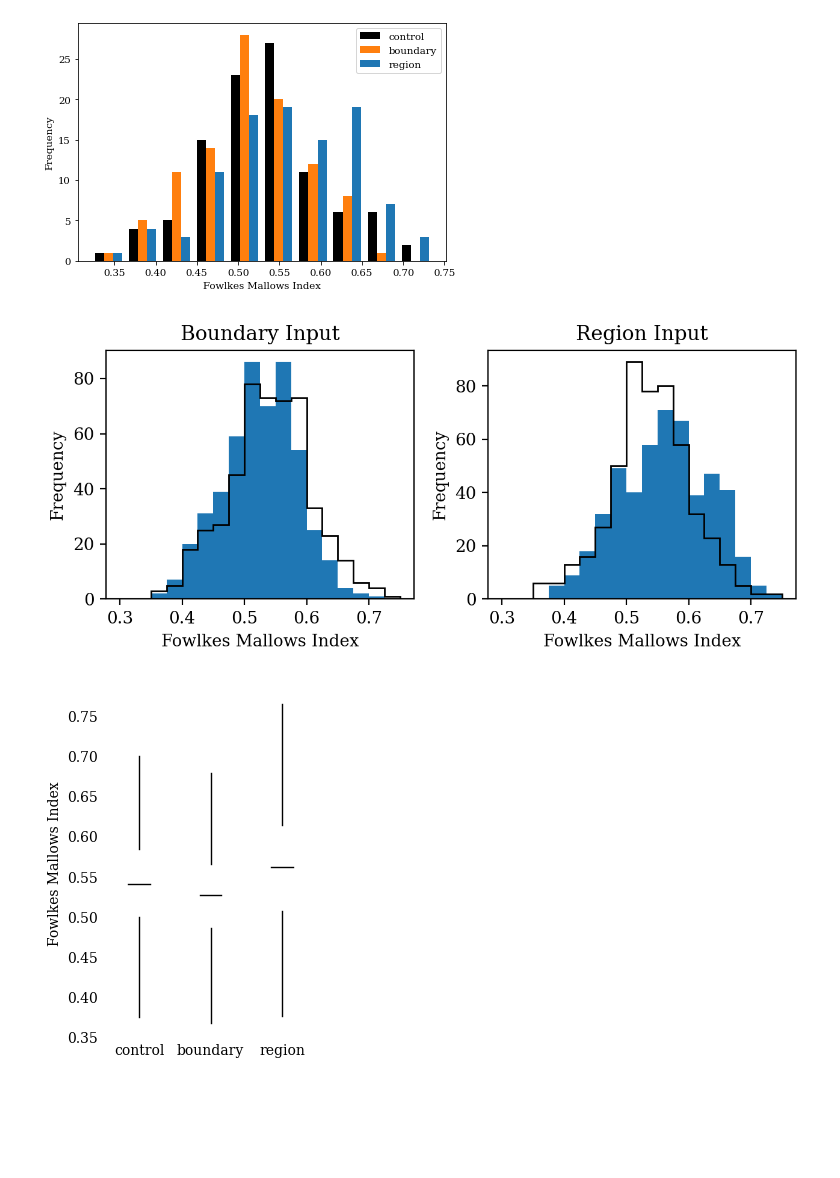
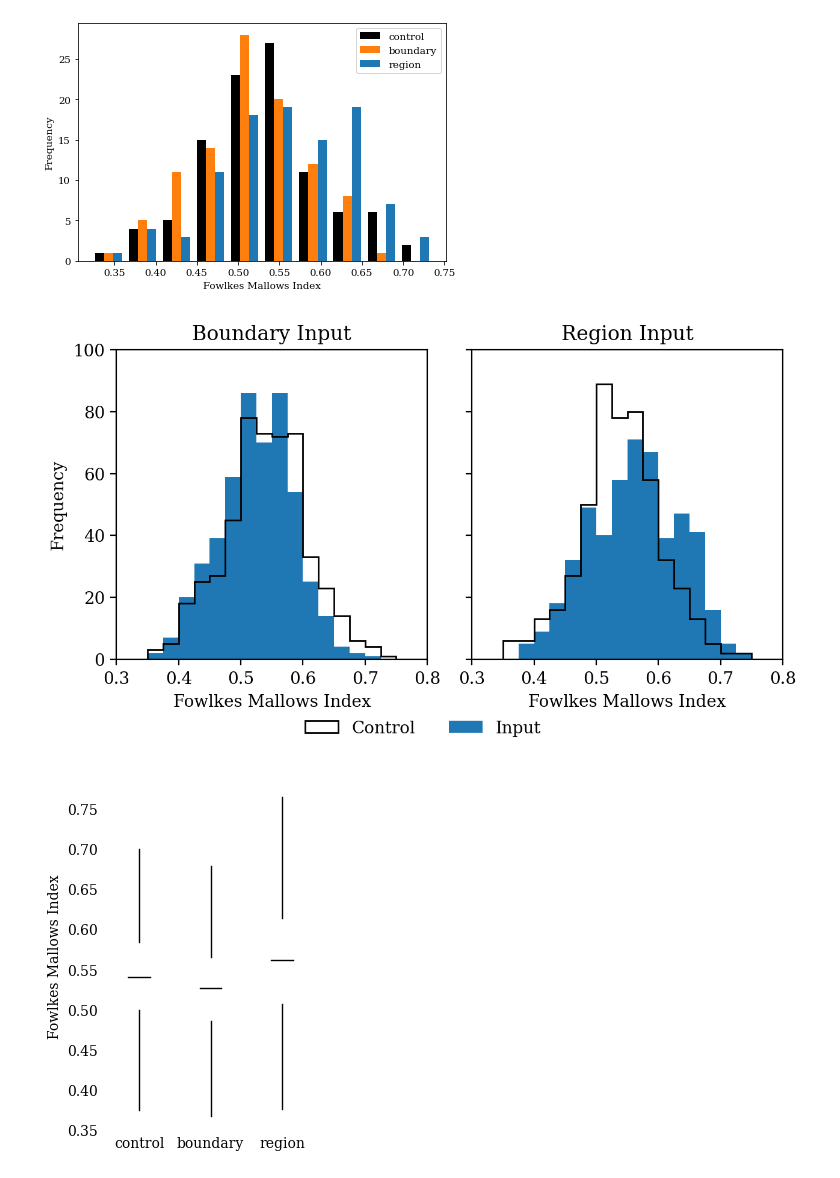
Before and after one commit to fadams-umd/CAMEO-HITL, a Jupyter notebook: create_figures.ipynb, the cells around one changed output. Cells and saved outputs as stored; diff of their text form; code cells hidden in the pictures; blank space fills up the shorter version.

Commit message:
Re-added Mann-Whitney U test and updated histogram

```diff
--- a/create_figures.ipynb
+++ b/create_figures.ipynb
@@ -810,39 +811,51 @@ plt.tight_layout()
 # %% [output]
 [figure]
 # %%
-fig, (ax1, ax2) = plt.subplots(1, 2, figsize=(6.5, 3), dpi=200)
+fig, (ax1, ax2) = plt.subplots(1, 2, figsize=(6.5, 3.5), dpi=200, sharey=True)
 
 bins = np.linspace(0.3, 0.75, 19)
 
 ax1.set_title('Boundary Input')
 
 ax1.hist(x=boundary_hitl_scores,
          histtype='stepfilled',
          bins=bins)
 
 ax1.hist(x=boundary_control_scores,
          histtype='step',
          color='k',
          bins=bins)
 
 ax2.set_title('Region Input')
 
 ax2.hist(x=region_hitl_scores,
          histtype='stepfilled',
          bins=bins)
 
 ax2.hist(x=region_control_scores,
          histtype='step',
          color='k',
          bins=bins)
 
+ax1.set_ylabel('Frequency')
+ax1.set_ylim([0, 100])
+
 for ax in [ax1, ax2]:
     ax.set_xlabel('Fowlkes Mallows Index')
-    ax.set_ylabel('Frequency')
+    ax.set_xlim([0.3, 0.8])
+
+legend_entries = [Patch(edgecolor='k', facecolor='w', label='Control'),
+                  Patch(facecolor='C0', label='Input')]
+
+fig.legend(handles=legend_entries,
+           ncols=2,
+           bbox_to_anchor=(0, 0, 1, 0),
+           loc='center',
+           frameon=False)
 
 plt.tight_layout()
 # %% [output]
-[figure, old version]
+[figure, new version]
 # %%
 fig, ax = plt.subplots(figsize=(3, 4), dpi=100)
 
```
Also changed, not shown: parts of 3 cells of this notebook.
